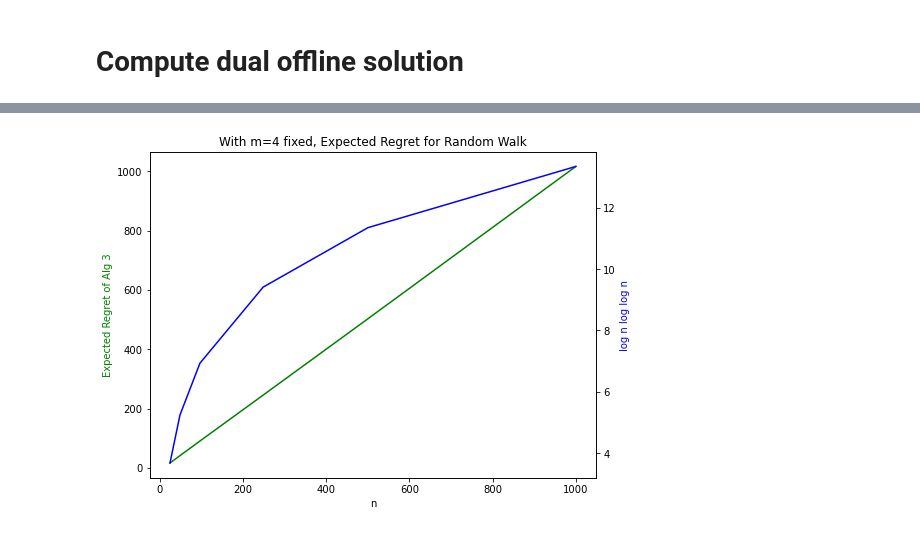
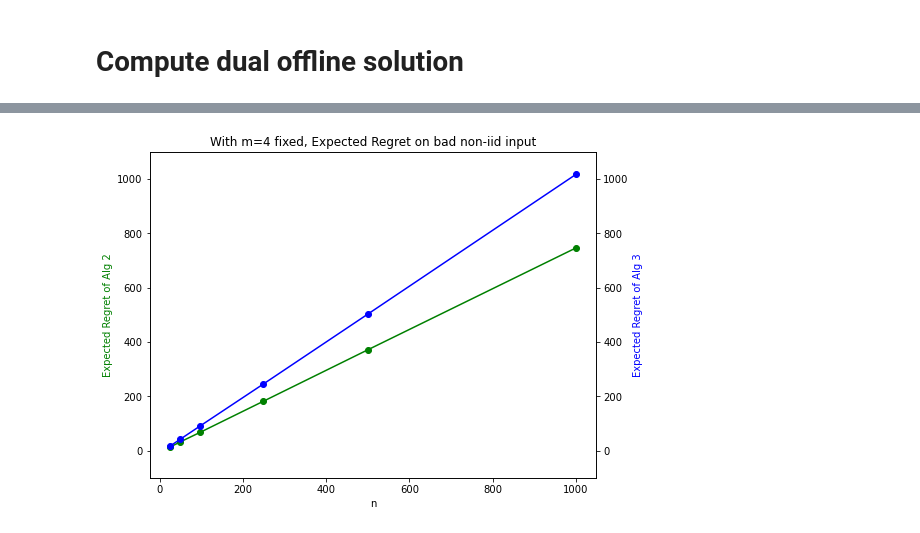
Before and after one commit to guanzgrace/online_learning, a Jupyter notebook: Question 5 Experiment.ipynb, the cells around one changed output, grey strips where cells are left out. Cells and saved outputs as stored; diff of their text form; code cells hidden in the pictures.

```diff
--- a/Question 5 Experiment.ipynb
+++ b/Question 5 Experiment.ipynb
@@ -106,4 +108,4 @@ def run_alg_3(A, pi, n, m, d):
 
             historical_p[t] = p
 
-    return pi @ x
+    return pi @ x, x
@@ -128,4 +166,4 @@ def solve_dual_offline(A, pi, n, m, d):
     prob = cp.Problem(obj, constraints)
     prob.solve()
 
-    return pi @ x_opt.value
+    return pi @ x_opt.value, x_opt.value
@@ -134,5 +172,5 @@ def solve_dual_offline(A, pi, n, m, d):
 # %%
-num_trials = 3
+num_trials = 10
 # %%
 v_vectors = [[0, 0, 1, 1],
             [0, 1, 0, 1]]
@@ -185,21 +237,22 @@ for n in n_values:
 # %%
 fig, ax1 = plt.subplots(figsize=(8,6))
 
 
 ax2 = ax1.twinx()
 
-x = list(n_to_expected_regret.keys())
-y1 = list(n_to_expected_regret.values())
-y2 = [np.log(n)*np.log(np.log(n)) for n in x]
+x = list(n_to_expected_regret_alg2.keys())
+y1 = list(n_to_expected_regret_alg2.values())
+y2 = list(n_to_expected_regret_alg3.values())
 
-ax1.plot(x, y1, 'g-', label="Expected Regret of Alg 3")
-ax2.plot(x, y2, 'b-', label='log n log log n')
+ax1.plot(x, y1, 'g-o', label="Expected Regret of Alg 2")
+ax2.plot(x, y2, 'b-o', label="Expected Regret of Alg 3")
 ax1.set_xlabel("n")
-ax1.set_ylabel("Expected Regret of Alg 3", color='g')
-ax2.set_ylabel("log n log log n", color='b')
-plt.title("With m=%d fixed, Expected Regret for Random Walk" % (m))
+ax1.set_ylabel("Expected Regret of Alg 2", color='g')
+ax2.set_ylabel("Expected Regret of Alg 3", color='b')
+plt.title("With m=%d fixed, Expected Regret on bad non-iid input" % (m))
 #plt.legend()
-
+ax1.set_ylim([-100,1100])
+ax2.set_ylim([-100,1100])
 plt.show()
 # %% [output]
-[figure, old version]
+[figure, new version]
```
Also changed, not shown: parts of 9 cells of this notebook, 1 other file.
